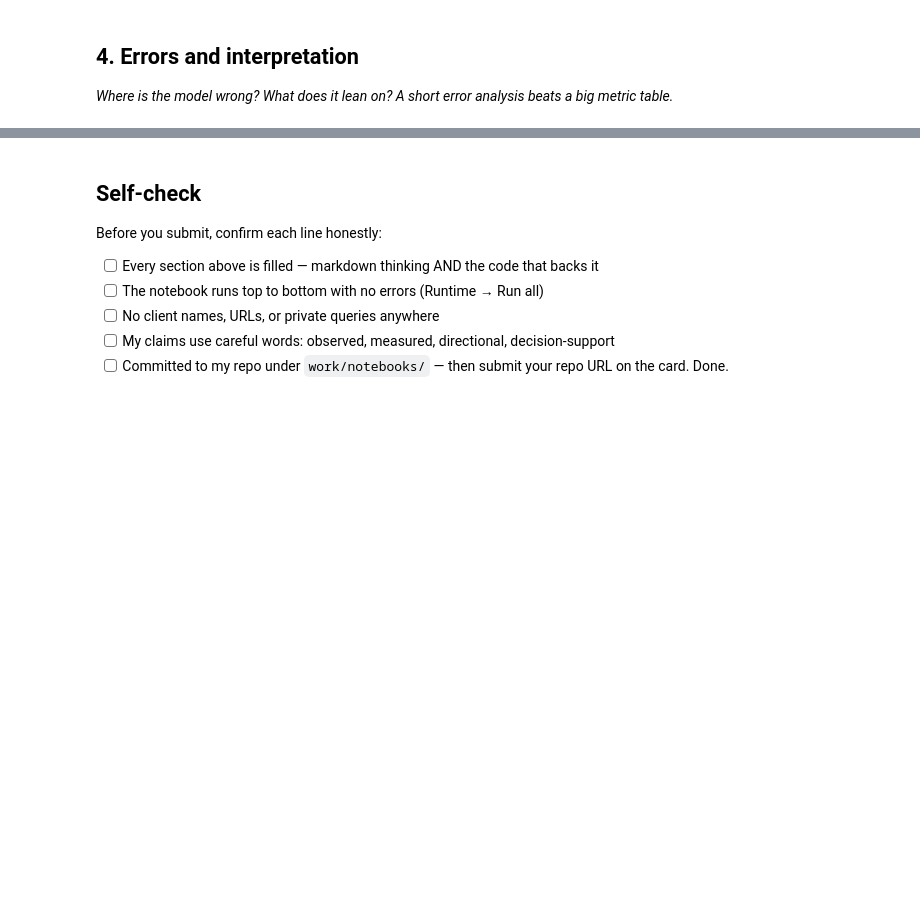
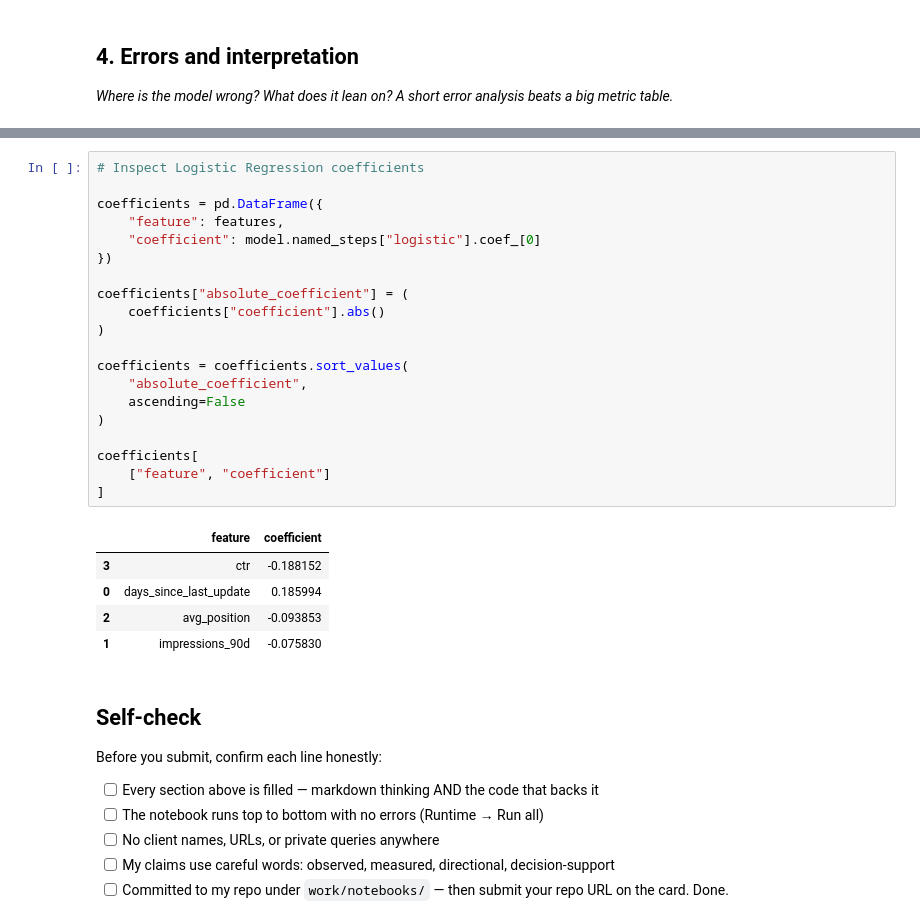
Before and after one commit to Asiya-Akhtar/flyrank-ml, a Jupyter notebook: work/notebooks/w05_model.ipynb, the cells around one changed output, grey strips where cells are left out. Cells and saved outputs as stored; diff of their text form; blank space fills up the shorter version.

```diff
--- a/work/notebooks/w05_model.ipynb
+++ b/work/notebooks/w05_model.ipynb
@@ -37,3 +412,29 @@ This skeleton is yours to fill. Work the sections **in order** — each one has
+# %%
+# Inspect Logistic Regression coefficients
+
+coefficients = pd.DataFrame({
+    "feature": features,
+    "coefficient": model.named_steps["logistic"].coef_[0]
+})
+
+coefficients["absolute_coefficient"] = (
+    coefficients["coefficient"].abs()
+)
+
+coefficients = coefficients.sort_values(
+    "absolute_coefficient",
+    ascending=False
+)
+
+coefficients[
+    ["feature", "coefficient"]
+]
+# %% [output]
+|  | feature | coefficient |
+| 3 | ctr | -0.188152 |
+| 0 | days_since_last_update | 0.185994 |
+| 2 | avg_position | -0.093853 |
+| 1 | impressions_90d | -0.075830 |
 # %% [markdown]
 ## Self-check
 
```
Also changed, not shown: parts of 21 cells of this notebook.
